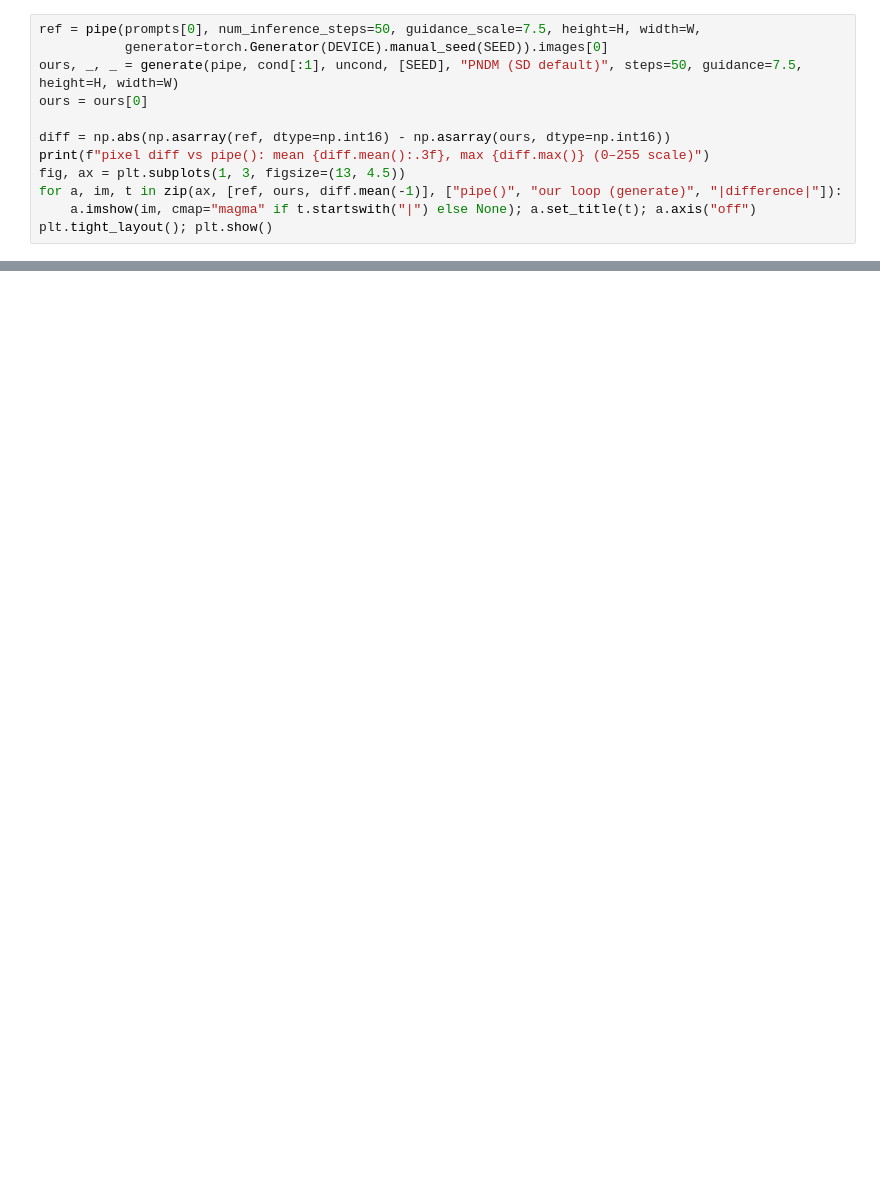
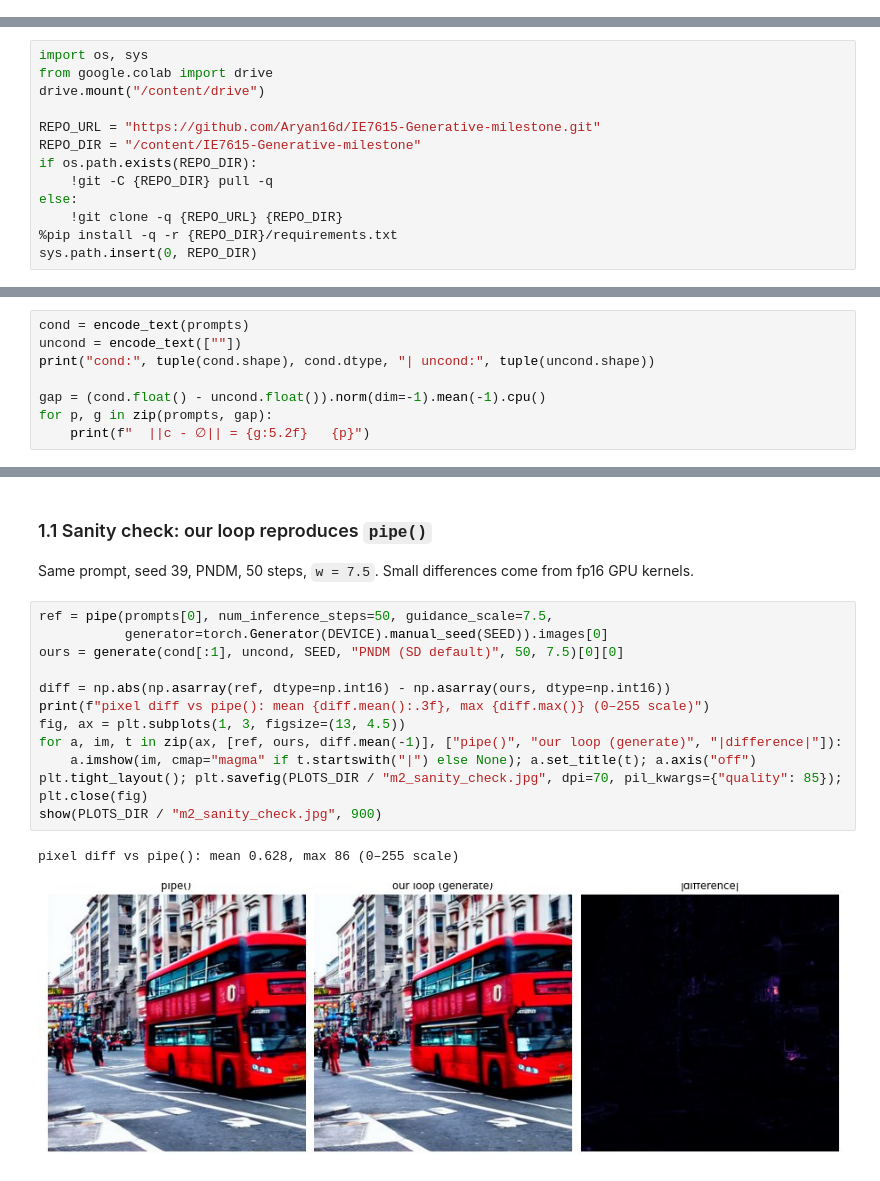
Before and after one commit to Aryan16d/IE7615-Generative-milestone, a Jupyter notebook: notebooks/milestone_2_baseline_generation.ipynb, the cells around one changed output, grey strips where cells are left out. Drawn from its saved outputs; the diff is of its cells as text; blank space fills up the shorter version.

```diff
--- a/notebooks/milestone_2_baseline_generation.ipynb
+++ b/notebooks/milestone_2_baseline_generation.ipynb
@@ -305,12 +0,0 @@ Same prompt, seed 39, PNDM, 50 steps, guidance 7.5 (the M1 setting). If the inte
-# %%
-ref = pipe(prompts[0], num_inference_steps=50, guidance_scale=7.5, height=H, width=W,
-           generator=torch.Generator(DEVICE).manual_seed(SEED)).images[0]
-ours, _, _ = generate(pipe, cond[:1], uncond, [SEED], "PNDM (SD default)", steps=50, guidance=7.5, height=H, width=W)
-ours = ours[0]
-
-diff = np.abs(np.asarray(ref, dtype=np.int16) - np.asarray(ours, dtype=np.int16))
-print(f"pixel diff vs pipe(): mean {diff.mean():.3f}, max {diff.max()} (0–255 scale)")
-fig, ax = plt.subplots(1, 3, figsize=(13, 4.5))
-for a, im, t in zip(ax, [ref, ours, diff.mean(-1)], ["pipe()", "our loop (generate)", "|difference|"]):
-    a.imshow(im, cmap="magma" if t.startswith("|") else None); a.set_title(t); a.axis("off")
-plt.tight_layout(); plt.show()
@@ -607,0 +11,13 @@ files.download("/content/m2_results.zip")
+# %%
+import os, sys
+from google.colab import drive
+drive.mount("/content/drive")
+
+REPO_URL = "https://github.com/Aryan16d/IE7615-Generative-milestone.git"
+REPO_DIR = "/content/IE7615-Generative-milestone"
+if os.path.exists(REPO_DIR):
+    !git -C {REPO_DIR} pull -q
+else:
+    !git clone -q {REPO_URL} {REPO_DIR}
+%pip install -q -r {REPO_DIR}/requirements.txt
+sys.path.insert(0, REPO_DIR)
@@ -607,0 +248,8 @@ files.download("/content/m2_results.zip")
+# %%
+cond = encode_text(prompts)
+uncond = encode_text([""])
+print("cond:", tuple(cond.shape), cond.dtype, "| uncond:", tuple(uncond.shape))
+
+gap = (cond.float() - uncond.float()).norm(dim=-1).mean(-1).cpu()
+for p, g in zip(prompts, gap):
+    print(f"  ||c - ∅|| = {g:5.2f}   {p}")
@@ -607,0 +263,18 @@ files.download("/content/m2_results.zip")
+# %% [markdown]
+### 1.1 Sanity check: our loop reproduces `pipe()`
+Same prompt, seed 39, PNDM, 50 steps, `w = 7.5`. Small differences come from fp16 GPU kernels.
+# %%
+ref = pipe(prompts[0], num_inference_steps=50, guidance_scale=7.5,
+           generator=torch.Generator(DEVICE).manual_seed(SEED)).images[0]
+ours = generate(cond[:1], uncond, SEED, "PNDM (SD default)", 50, 7.5)[0][0]
+
+diff = np.abs(np.asarray(ref, dtype=np.int16) - np.asarray(ours, dtype=np.int16))
+print(f"pixel diff vs pipe(): mean {diff.mean():.3f}, max {diff.max()} (0–255 scale)")
+fig, ax = plt.subplots(1, 3, figsize=(13, 4.5))
+for a, im, t in zip(ax, [ref, ours, diff.mean(-1)], ["pipe()", "our loop (generate)", "|difference|"]):
+    a.imshow(im, cmap="magma" if t.startswith("|") else None); a.set_title(t); a.axis("off")
+plt.tight_layout(); plt.savefig(PLOTS_DIR / "m2_sanity_check.jpg", dpi=70, pil_kwargs={"quality": 85}); plt.close(fig)
+show(PLOTS_DIR / "m2_sanity_check.jpg", 900)
+# %% [output]
+pixel diff vs pipe(): mean 0.628, max 86 (0–255 scale)
+[figure, added]
```
Also changed, not shown: parts of 47 cells of this notebook, 1 other file.
